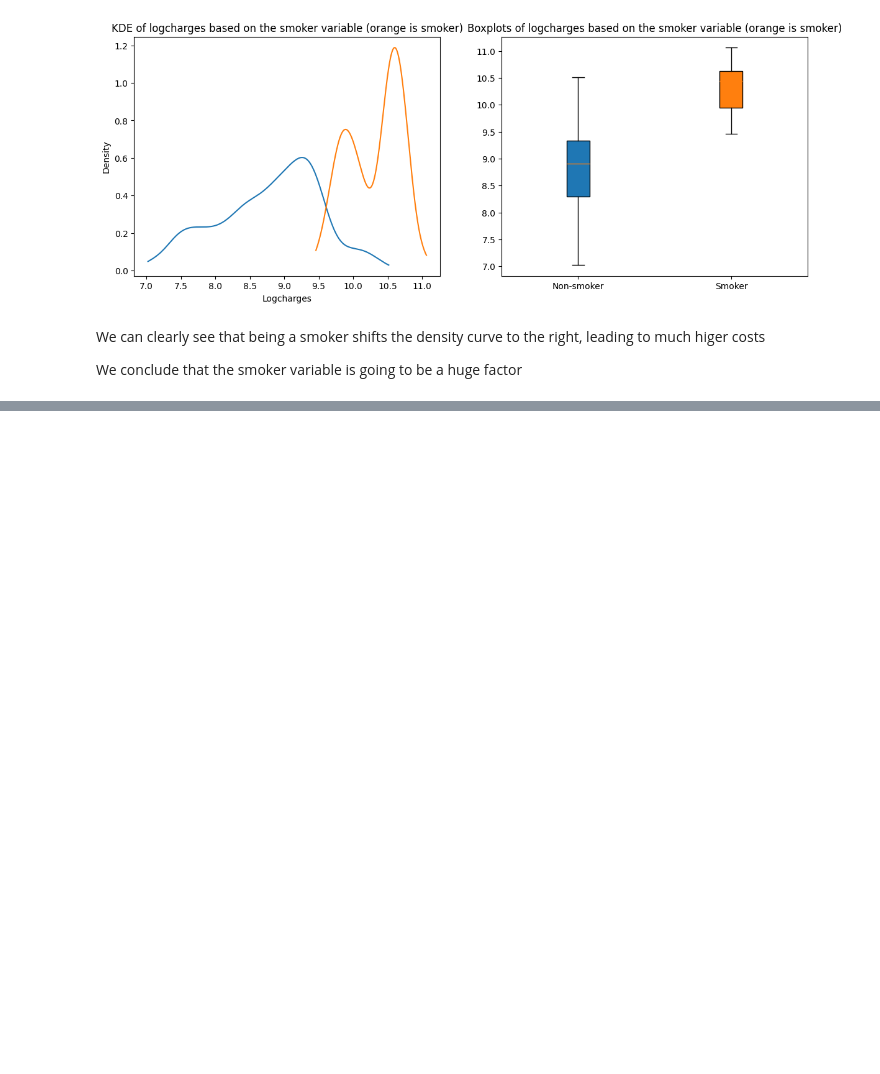
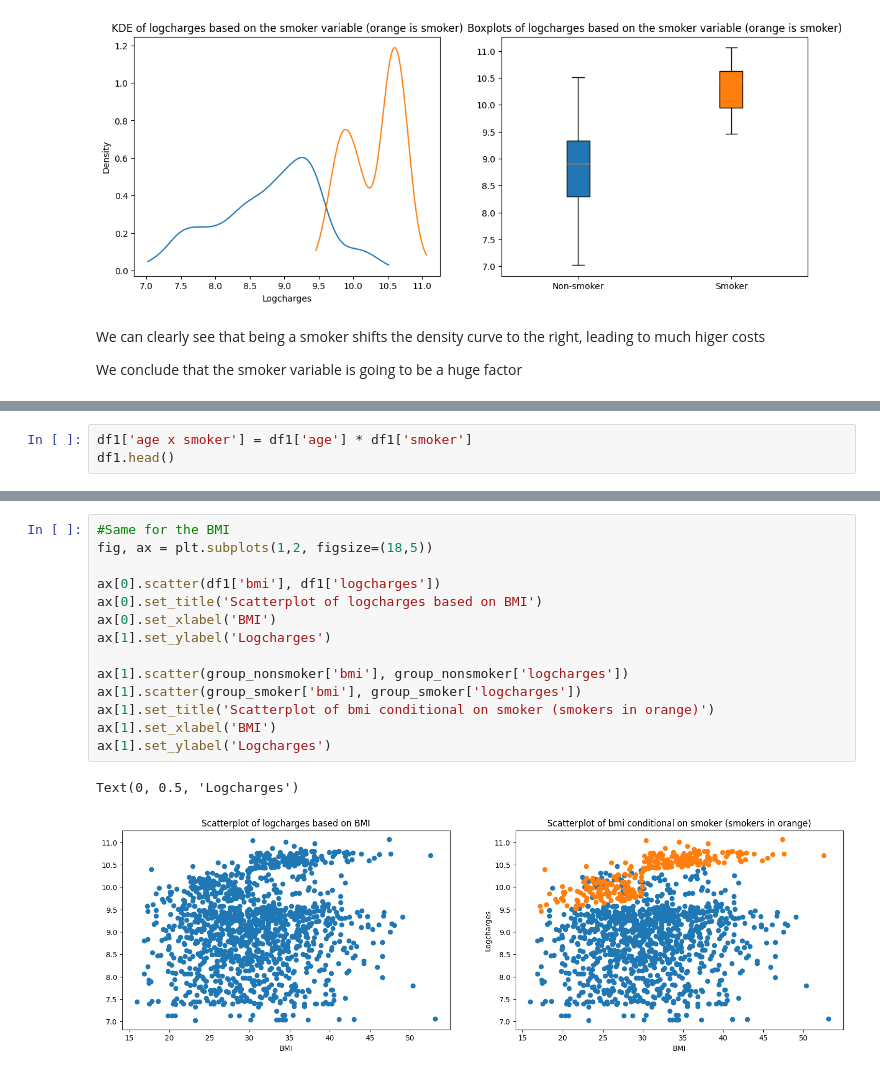
Before and after one commit to Bissapinho/Medical-costs-prediction-model, a Jupyter notebook: code/EDA.ipynb, the cells around one changed output, grey strips where cells are left out. Cells and saved outputs as stored; diff of their text form; blank space fills up the shorter version.

```diff
--- a/code/EDA.ipynb
+++ b/code/EDA.ipynb
@@ -151,0 +236,3 @@ We conclude that the smoker variable is going to be a huge factor
+# %%
+df1['age x smoker'] = df1['age'] * df1['smoker']
+df1.head()
@@ -151,0 +246,17 @@ We conclude that the smoker variable is going to be a huge factor
+# %%
+#Same for the BMI
+fig, ax = plt.subplots(1,2, figsize=(18,5))
+
+ax[0].scatter(df1['bmi'], df1['logcharges'])
+ax[0].set_title('Scatterplot of logcharges based on BMI')
+ax[0].set_xlabel('BMI')
+ax[1].set_ylabel('Logcharges')
+
+ax[1].scatter(group_nonsmoker['bmi'], group_nonsmoker['logcharges'])
+ax[1].scatter(group_smoker['bmi'], group_smoker['logcharges'])
+ax[1].set_title('Scatterplot of bmi conditional on smoker (smokers in orange)')
+ax[1].set_xlabel('BMI')
+ax[1].set_ylabel('Logcharges')
+# %% [output]
+Text(0, 0.5, 'Logcharges')
+[figure, added]
```
Also changed, not shown: parts of 9 cells of this notebook.
